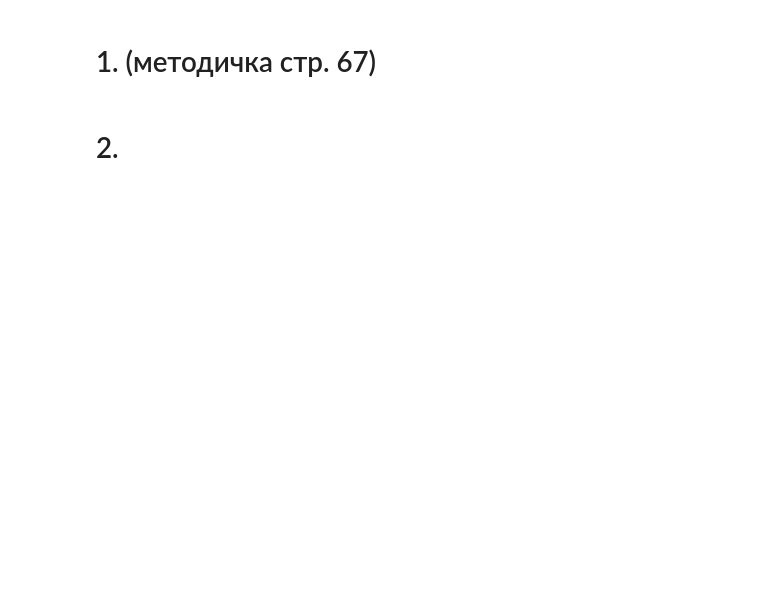
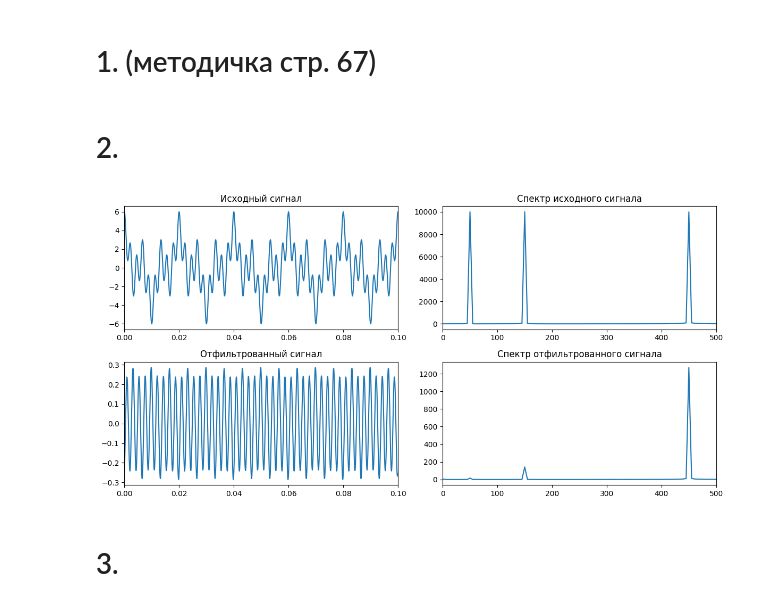
Before and after one commit to KadilenkoIvan/digital_signal_processing, a Jupyter notebook: lab3/1.ipynb, the cells around one changed output. Cells and saved outputs as stored; diff of their text form; code cells hidden in the pictures; blank space fills up the shorter version.

```diff
--- a/lab3/1.ipynb
+++ b/lab3/1.ipynb
@@ -29 +28,55 @@ def butterworth_filter(freqs, cutoff):
     return H
+# %%
+import numpy as np
+import matplotlib.pyplot as plt
+from scipy.fft import fft, ifft, fftfreq
+
+# Параметры сигнала
+fs = 10_000  # Частота дискретизации
+
+# БПФ (FFT) для исходного сигнала
+signal_fft = fft(x_cos)
+frequencies = fftfreq(t.size, d=t[1]-t[0])
+
+# Применение фильтра Баттерворта
+cutoff_freq = 100  # Частота среза
+H_down = butterworth_down_filter(frequencies, cutoff_freq)
+filtered_signal_fft = signal_fft * H
+
+# Обратное преобразование Фурье для получения отфильтрованного сигнала
+filtered_signal = np.real(ifft(filtered_signal_fft))
+filtered_signal_fft = fft(filtered_signal)
+
+# Графики
+plt.figure(figsize=(12, 6))
+
+# Исходный сигнал
+plt.subplot(2, 2, 1)
+plt.plot(t, x_cos)
+plt.xlim(0, .1)
+plt.title("Исходный сигнал")
+
+# Спектр исходного сигнала
+plt.subplot(2, 2, 2)
+plt.plot(frequencies[:fs//2], np.abs(signal_fft[:fs//2]))
+plt.xlim(0, 500)
+plt.title("Спектр исходного сигнала")
+
+# Отфильтрованный сигнал
+plt.subplot(2, 2, 3)
+plt.plot(t, filtered_signal)
+plt.xlim(0, .1)
+plt.title("Отфильтрованный сигнал")
+
+# Спектр исходного сигнала
+plt.subplot(2, 2, 4)
+plt.plot(frequencies[:fs//2], np.abs(filtered_signal_fft[:fs//2]))
+plt.xlim(0, 500)
+plt.title("Спектр отфильтрованного сигнала")
+
+plt.tight_layout()
+plt.show()
+# %% [output]
+[figure, added]
+# %% [markdown]
+# 3.
```
Also changed, not shown: parts of 13 cells of this notebook.
